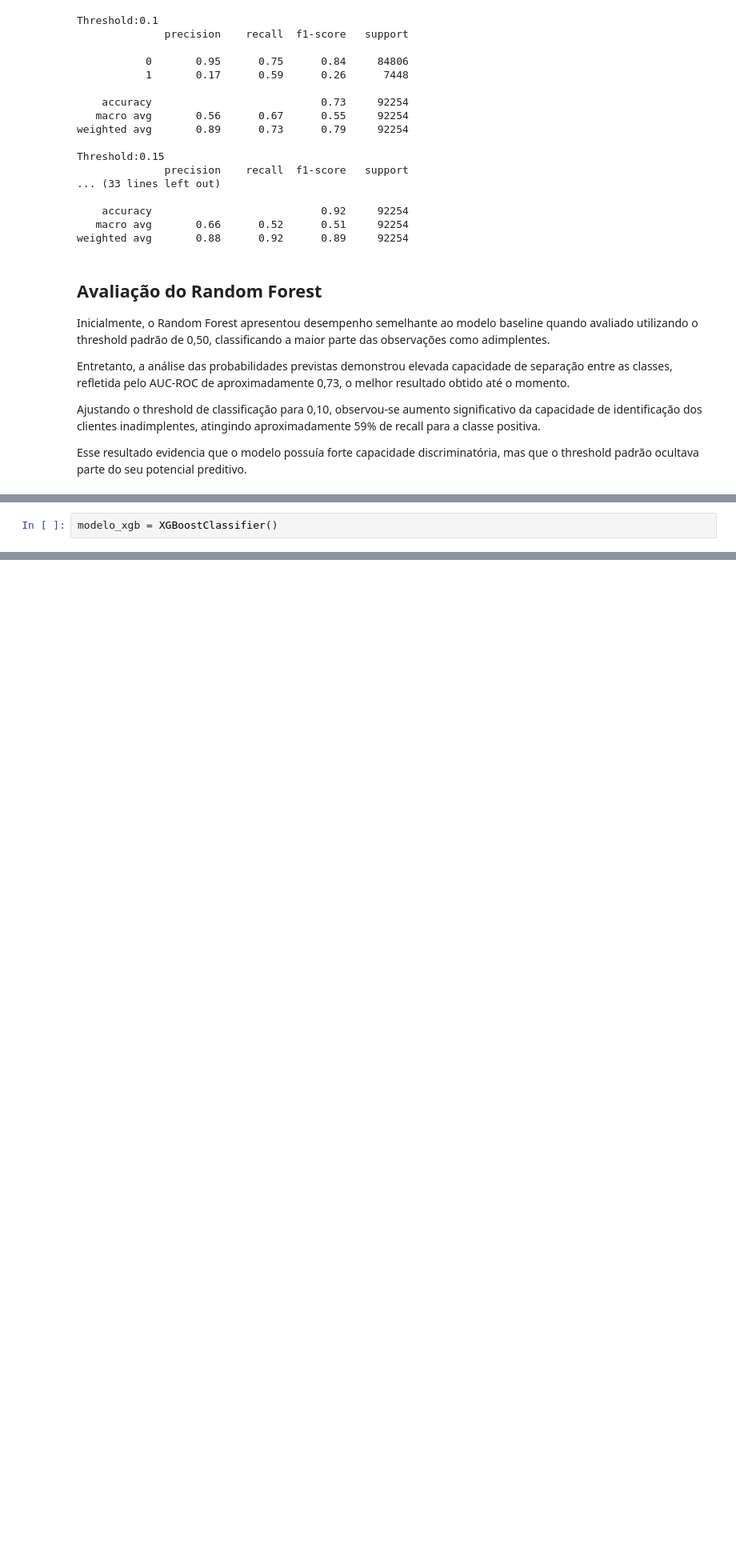
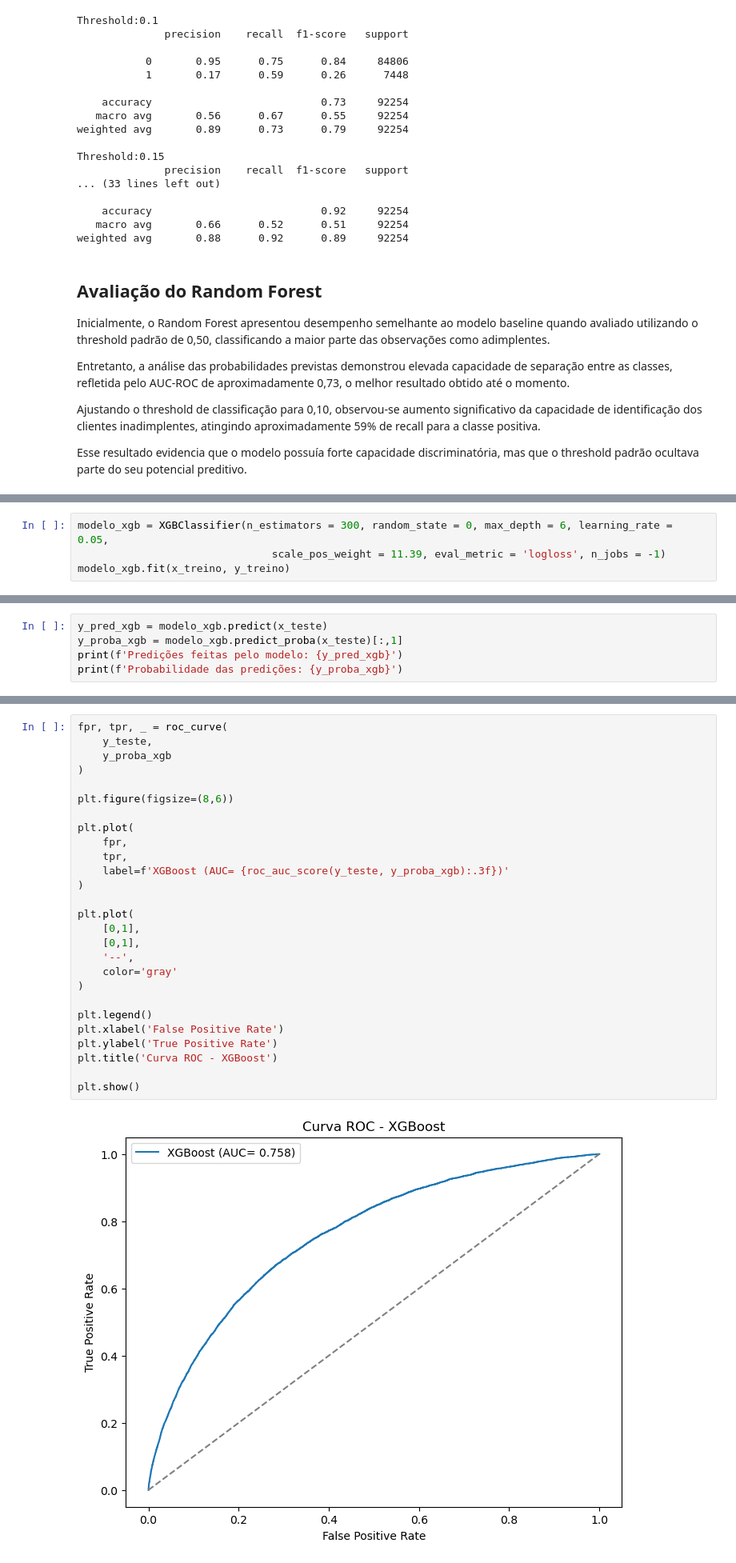
Before and after one commit to Rd-Brito13/Credit-Risk, a Jupyter notebook: notebook/04_modelos_avancados.ipynb, the cells around one changed output, grey strips where cells are left out. Shown at 80% size. Drawn from its saved outputs; the diff is of its cells as text; blank space fills up the shorter version.

```diff
--- a/notebook/04_modelos_avancados.ipynb
+++ b/notebook/04_modelos_avancados.ipynb
@@ -353,2 +366,4 @@ O objetivo é comparar seu desempenho com os modelos anteriormente avaliados.
 # %%
-modelo_xgb = XGBoostClassifier()
+modelo_xgb = XGBClassifier(n_estimators = 300, random_state = 0, max_depth = 6, learning_rate = 0.05,
+                               scale_pos_weight = 11.39, eval_metric = 'logloss', n_jobs = -1)
+modelo_xgb.fit(x_treino, y_treino)
@@ -354,0 +385,5 @@ modelo_xgb = XGBoostClassifier()
+# %%
+y_pred_xgb = modelo_xgb.predict(x_teste)
+y_proba_xgb = modelo_xgb.predict_proba(x_teste)[:,1]
+print(f'Predições feitas pelo modelo: {y_pred_xgb}')
+print(f'Probabilidade das predições: {y_proba_xgb}')
@@ -354,0 +421,29 @@ modelo_xgb = XGBoostClassifier()
+# %%
+fpr, tpr, _ = roc_curve(
+    y_teste,
+    y_proba_xgb
+)
+
+plt.figure(figsize=(8,6))
+
+plt.plot(
+    fpr,
+    tpr,
+    label=f'XGBoost (AUC= {roc_auc_score(y_teste, y_proba_xgb):.3f})'
+)
+
+plt.plot(
+    [0,1],
+    [0,1],
+    '--',
+    color='gray'
+)
+
+plt.legend()
+plt.xlabel('False Positive Rate')
+plt.ylabel('True Positive Rate')
+plt.title('Curva ROC - XGBoost')
+
+plt.show()
+# %% [output]
+[figure, added]
```
Also changed, not shown: parts of 19 cells of this notebook.
